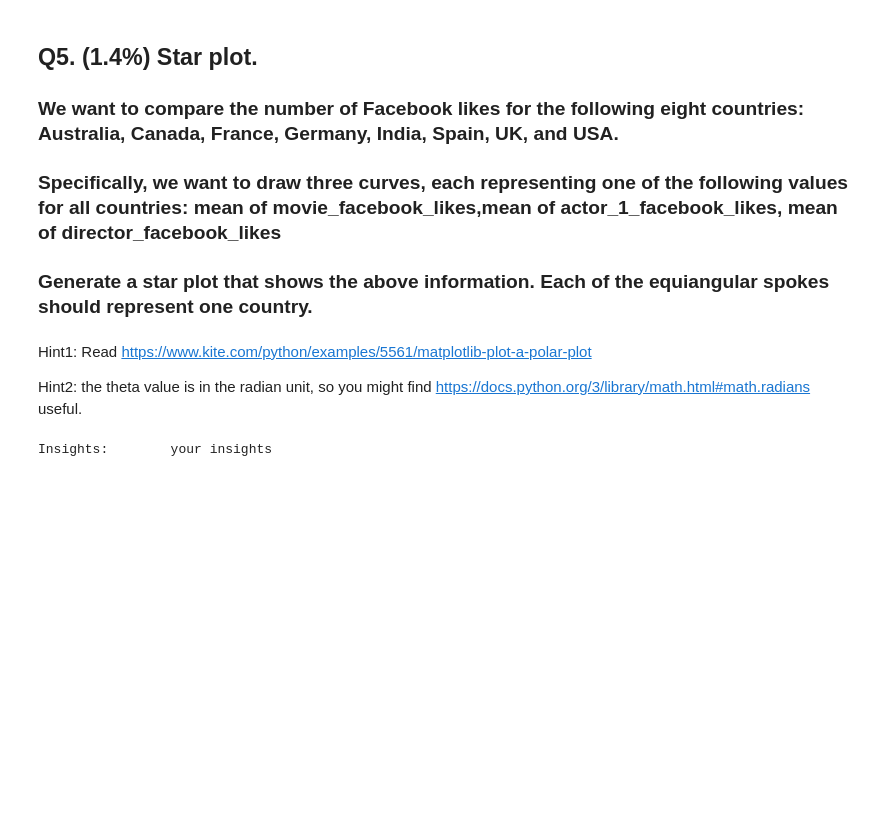
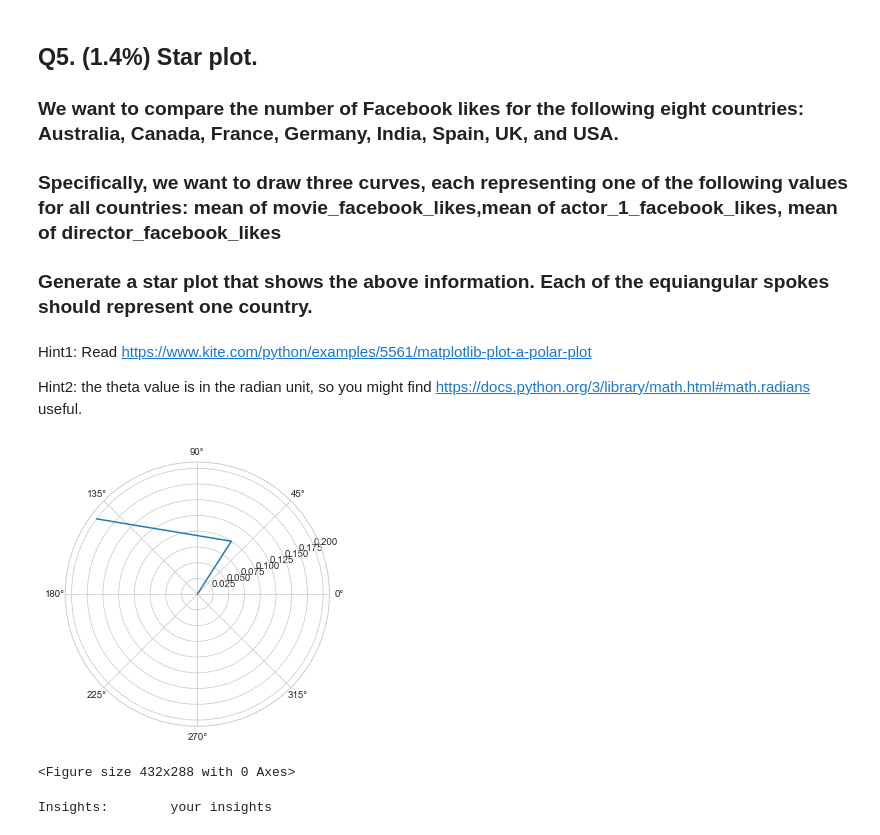
Before and after one commit to carlit-os/datasci_hw2_plots, a Jupyter notebook: HW2.ipynb, the cells around one changed output. Saved outputs shown, nothing was run; the diff lists cells and outputs as text; code cells hidden in the pictures; blank space fills up the shorter version.

```diff
--- a/HW2.ipynb
+++ b/HW2.ipynb
@@ -163,3 +165,34 @@ Hint2: the theta value is in the radian unit, so you might find https://docs.pyt
+# %%
+##TODO
+
+
+#country dfs
+
+df_ausFilms = df_im[df_im["country"] == "Austrailia"]
+df_ausFilms = df_im[df_im["country"] == "France"]
+df_ausFilms = df_im[df_im["country"] == "Germany"]
+df_ausFilms = df_im[df_im["country"] == "India"]
+df_ausFilms = df_im[df_im["country"] == "Spain"]
+df_ausFilms = df_im[df_im["country"] == "UK"]
+df_ausFilms = df_im[df_im["country"] == "USA"]
+
+
+
+
+##plotting
+w = 6
+h = 5
+d = 70
+plt.figure(figsize=(w, h), dpi=d)
+theta = [0, 1, 2.5]
+r = [0, 0.1, 0.2]
+ax = plt.subplot(111, projection='polar')
+ax.plot(theta, r)
+plt.show()
+plt.savefig("out.png")
+# %% [output]
+[figure, added]
+<Figure size 432x288 with 0 Axes>
 # %%
 ##TODO
 insights = 'your insights'
```
Also changed, not shown: parts of 2 cells of this notebook, 1 other file.
